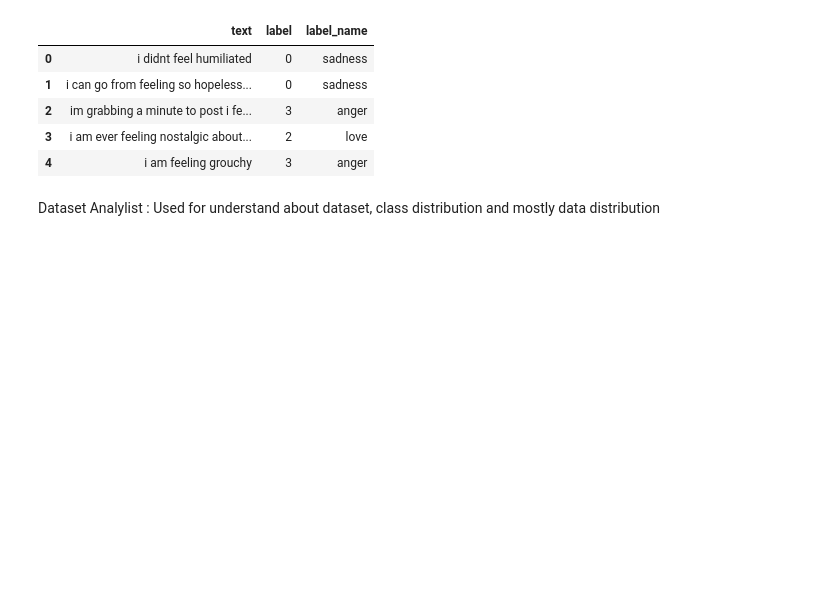
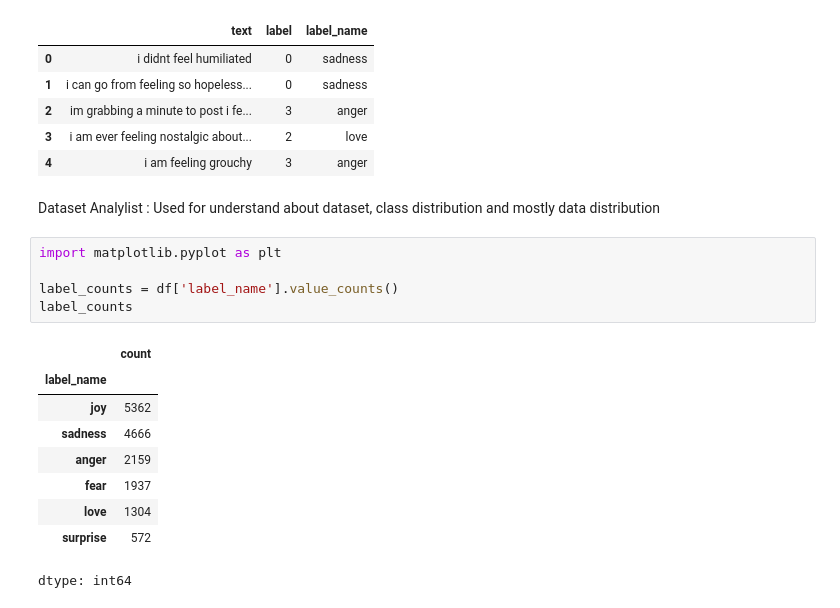
Before and after one commit to chaitykundu/DistilBERT_Emotion_Recognition, a Jupyter notebook: DistilBert_Emotion.ipynb, the cells around one changed output. Drawn from its saved outputs; the diff is of its cells as text; blank space fills up the shorter version.

```diff
--- a/DistilBert_Emotion.ipynb
+++ b/DistilBert_Emotion.ipynb
@@ -83,3 +83,18 @@ df.head()
 | 4 | i am feeling grouchy | 3 | anger |
 # %% [markdown]
 Dataset Analylist : Used for understand about dataset, class distribution and mostly data distribution
+# %%
+import matplotlib.pyplot as plt
+
+label_counts = df['label_name'].value_counts()
+label_counts
+# %% [output]
+|  | count |
+| label_name |  |
+| joy | 5362 |
+| sadness | 4666 |
+| anger | 2159 |
+| fear | 1937 |
+| love | 1304 |
+| surprise | 572 |
+dtype: int64
```
Also changed, not shown: parts of 18 cells of this notebook.
